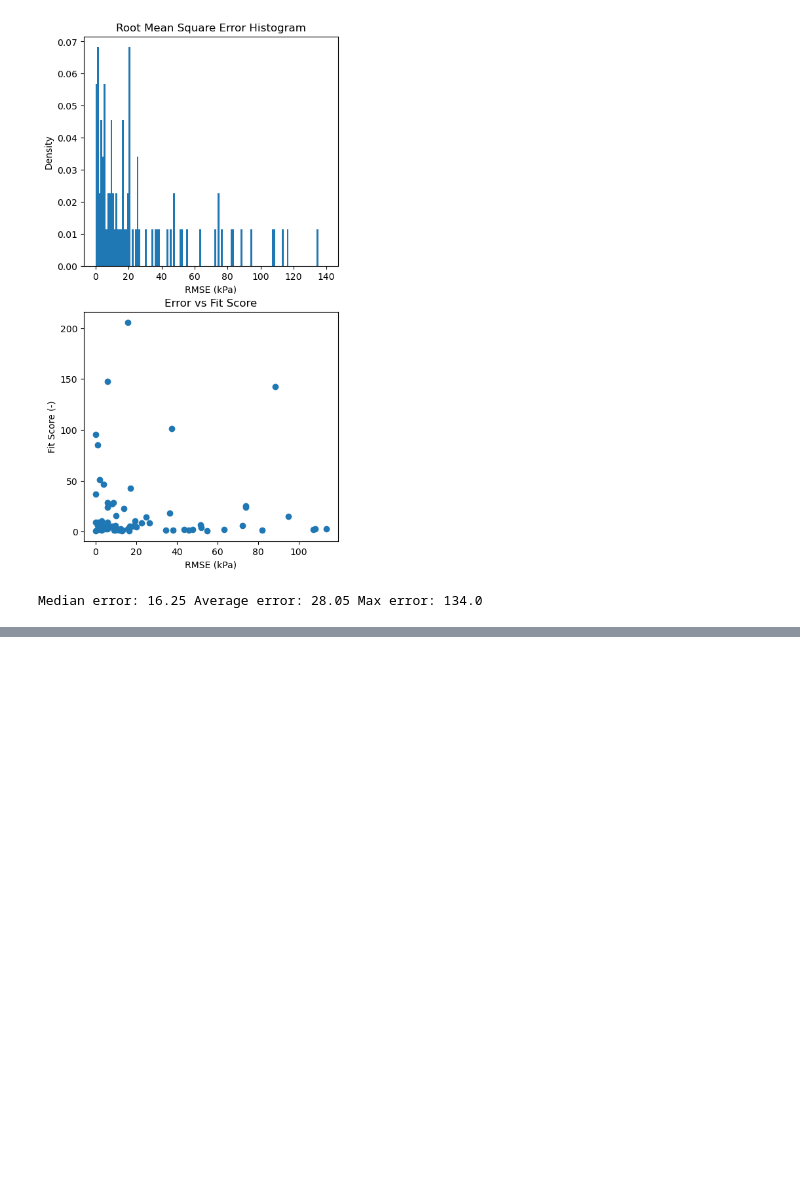
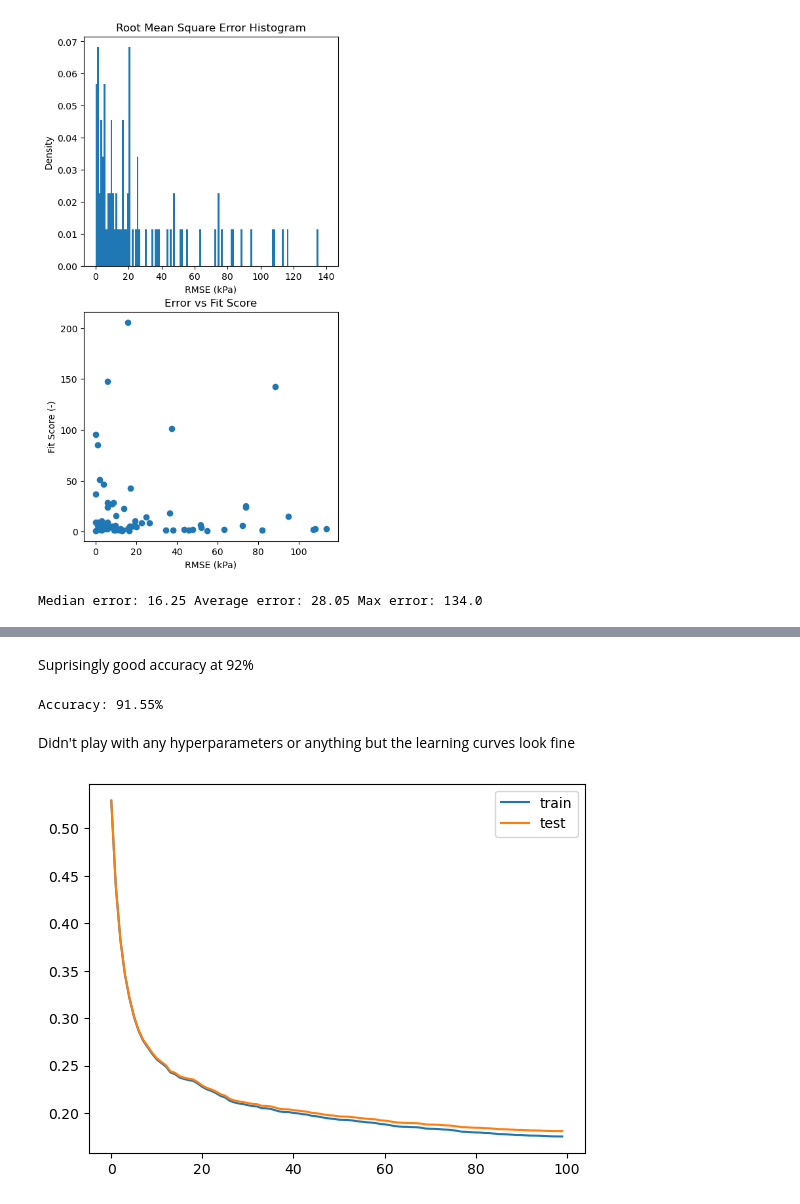
Before and after one commit to lucasfabbri/geotechdata, a Jupyter notebook: 1 Groundwater.ipynb, the cells around one changed output, grey strips where cells are left out. Saved outputs shown, nothing was run; the diff lists cells and outputs as text; code cells hidden in the pictures; blank space fills up the shorter version.

```diff
--- a/1 Groundwater.ipynb
+++ b/1 Groundwater.ipynb
@@ -614,0 +685,20 @@ Median error: 16.25 Average error: 28.05 Max error: 134.0
+# %% [markdown]
+Suprisingly good accuracy at 92%
+# %%
+y_pred = model.predict(X_test)
+accuracy = accuracy_score(y_test, y_pred)
+print("Accuracy: %.2f%%" % (accuracy * 100.0))
+# %% [output]
+Accuracy: 91.55%
+# %% [markdown]
+Didn't play with any hyperparameters or anything but the learning curves look fine
+# %%
+# plot learning curves
+plt.plot(results['validation_0']['logloss'], label='train')
+plt.plot(results['validation_1']['logloss'], label='test')
+# show the legend
+plt.legend()
+# show the plot
+plt.show()
+# %% [output]
+[figure, added]
```
Also changed, not shown: parts of 22 cells of this notebook.
